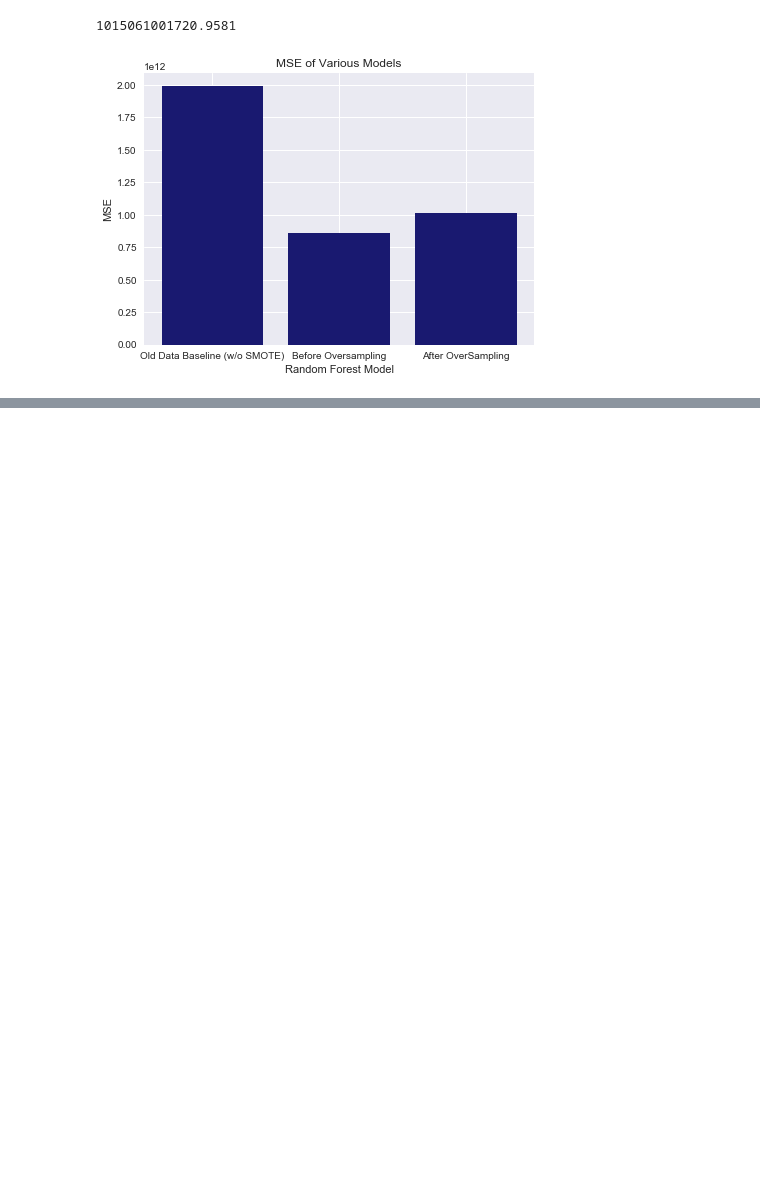
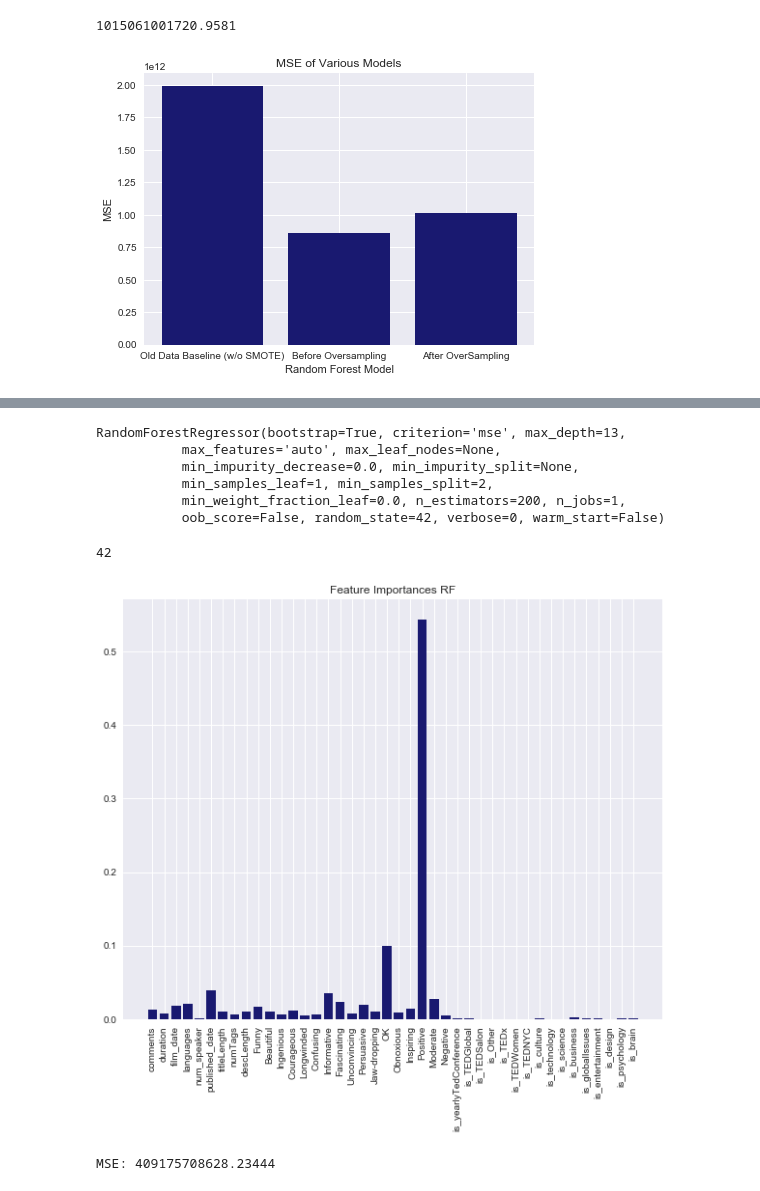
Before and after one commit to artina-m/TopTalks, a Jupyter notebook: Oversample Random Forest.ipynb, the cells around one changed output, grey strips where cells are left out. Saved outputs shown, nothing was run; the diff lists cells and outputs as text; code cells hidden in the pictures; blank space fills up the shorter version.

```diff
--- a/Oversample Random Forest.ipynb
+++ b/Oversample Random Forest.ipynb
@@ -455,0 +471,12 @@ plt.ylabel('MSE');
+# %%
+y = data['views']
+data = data.drop('rank', axis=1)
+X = data.drop('views', axis=1)
+X_train, X_test, y_train, y_test = train_test_split(X, y, test_size=0.2, random_state=42)
+# %%
+param_grid = {'n_estimators': [100, 200],
+              'max_depth': [11, 13, 15]}
+# %%
+clf = RandomForestRegressor(random_state=42)
+grid_clf = GridSearchCV(clf, param_grid, cv=5)
+grid_clf.fit(X_train, y_train)
@@ -455,0 +505,31 @@ plt.ylabel('MSE');
+# %%
+regr = RandomForestRegressor(n_estimators=200, max_depth=13, random_state=42)
+regr.fit(X_train, y_train)
+# %% [output]
+RandomForestRegressor(bootstrap=True, criterion='mse', max_depth=13,
+           max_features='auto', max_leaf_nodes=None,
+           min_impurity_decrease=0.0, min_impurity_split=None,
+           min_samples_leaf=1, min_samples_split=2,
+           min_weight_fraction_leaf=0.0, n_estimators=200, n_jobs=1,
+           oob_score=False, random_state=42, verbose=0, warm_start=False)
+# %%
+labels = X_train.columns
+x_axis = np.arange(42)
+impo = regr.feature_importances_
+
+plt.figure(figsize = (10,8))
+plt.bar(x_axis, impo, align='center', color='midnightblue');
+plt.xticks(x_axis, labels, rotation='vertical');
+plt.title('Feature Importances RF');
+print(regr.n_features_)
+# %% [output]
+42
+[figure, added]
+# %%
+y_pred = regr.predict(X_test)
+
+#calculate the MSE
+print("MSE: {} ".format(mean_squared_error(y_test, y_pred)))
+mse_random_forest_drop = mean_squared_error(y_test, y_pred)
+# %% [output]
+MSE: 409175708628.23444
```
Also changed, not shown: parts of 6 cells of this notebook.
